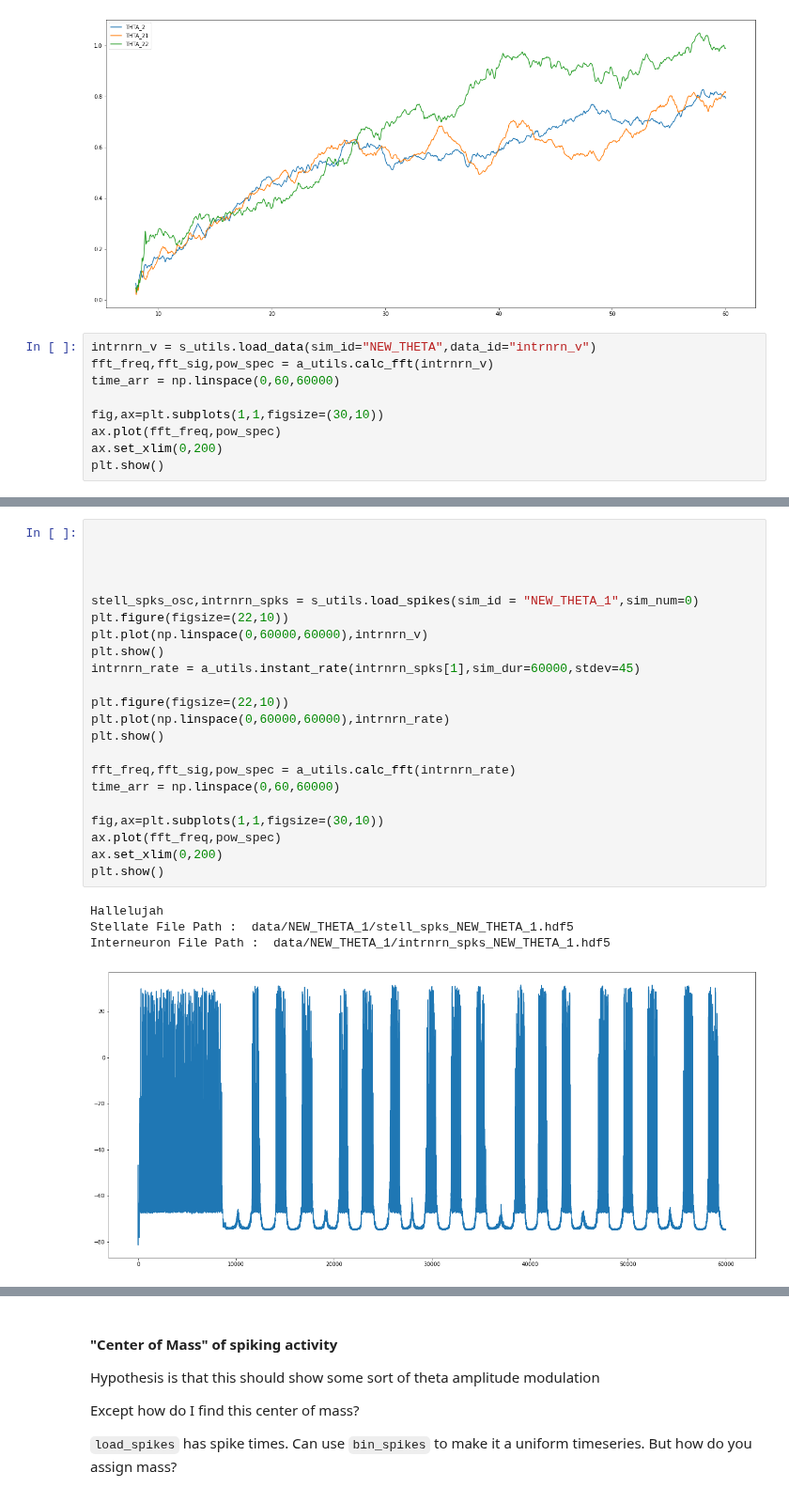
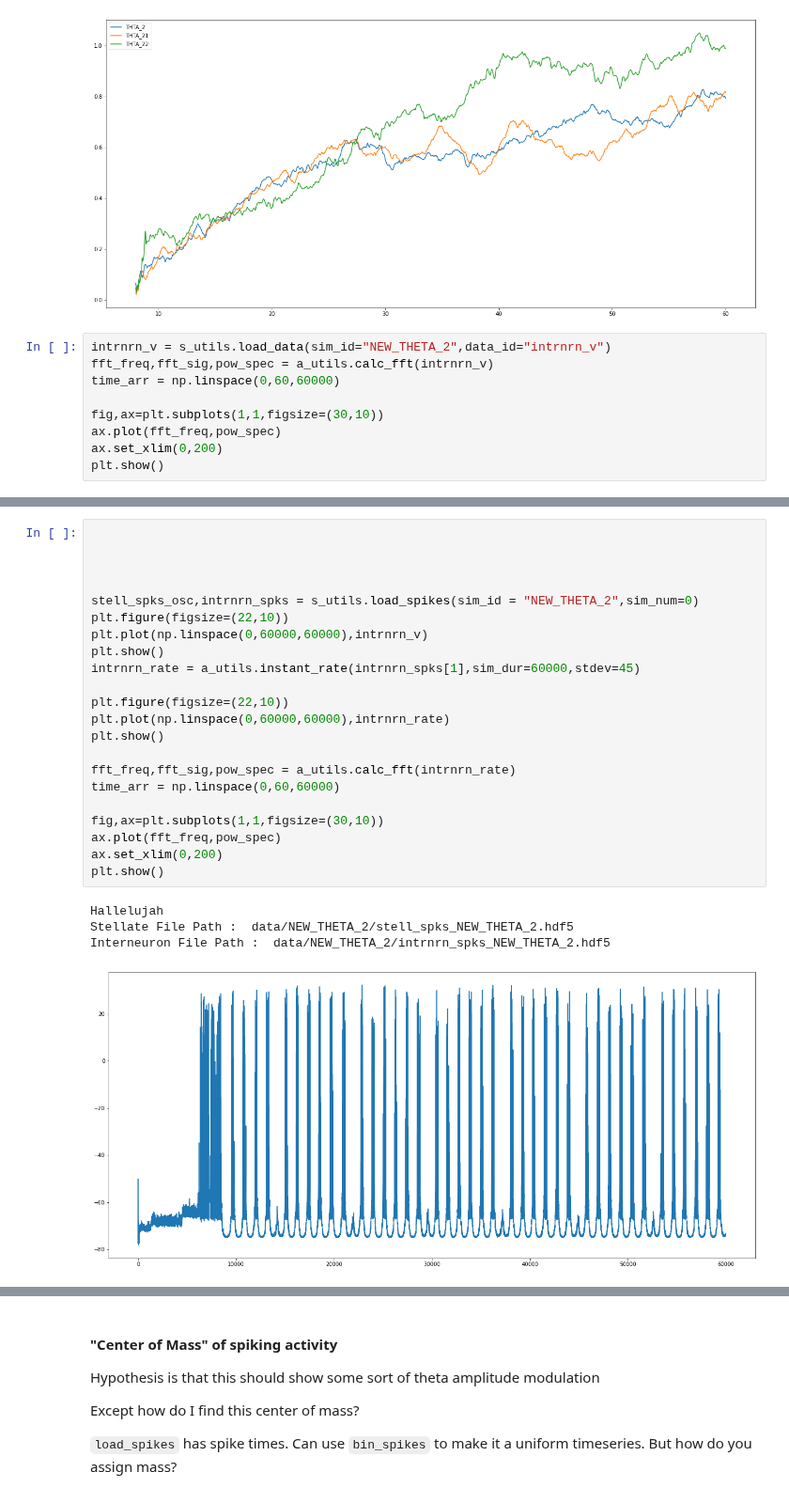
Before and after one commit to tiny-infinity/GridCellsCopy, a Jupyter notebook: analysis/notebooks/theta_analysis/gov_3.ipynb, the cells around one changed output, grey strips where cells are left out. Shown at 94% size. Drawn from its saved outputs; the diff is of its cells as text.

```diff
--- a/analysis/notebooks/theta_analysis/gov_3.ipynb
+++ b/analysis/notebooks/theta_analysis/gov_3.ipynb
@@ -318,7 +318,7 @@ Stellate File Path :  data/THTA_22/stell_spks_THTA_22.hdf5
 Interneuron File Path :  data/THTA_22/intrnrn_spks_THTA_22.hdf5
 [figure]
 # %%
-intrnrn_v = s_utils.load_data(sim_id="NEW_THETA",data_id="intrnrn_v")
+intrnrn_v = s_utils.load_data(sim_id="NEW_THETA_2",data_id="intrnrn_v")
 fft_freq,fft_sig,pow_spec = a_utils.calc_fft(intrnrn_v)
 time_arr = np.linspace(0,60,60000)
 
@@ -331,27 +331,27 @@ plt.show()
 # %%
 
 
 
 
-stell_spks_osc,intrnrn_spks = s_utils.load_spikes(sim_id = "NEW_THETA_1",sim_num=0)
+stell_spks_osc,intrnrn_spks = s_utils.load_spikes(sim_id = "NEW_THETA_2",sim_num=0)
 plt.figure(figsize=(22,10))
 plt.plot(np.linspace(0,60000,60000),intrnrn_v)
 plt.show()
 intrnrn_rate = a_utils.instant_rate(intrnrn_spks[1],sim_dur=60000,stdev=45)
 
 plt.figure(figsize=(22,10))
 plt.plot(np.linspace(0,60000,60000),intrnrn_rate)
 plt.show()
 
 fft_freq,fft_sig,pow_spec = a_utils.calc_fft(intrnrn_rate)
 time_arr = np.linspace(0,60,60000)
 
 fig,ax=plt.subplots(1,1,figsize=(30,10))
 ax.plot(fft_freq,pow_spec)
 ax.set_xlim(0,200)
 plt.show()
 # %% [output]
 Hallelujah
-Stellate File Path :  data/NEW_THETA_1/stell_spks_NEW_THETA_1.hdf5
-Interneuron File Path :  data/NEW_THETA_1/intrnrn_spks_NEW_THETA_1.hdf5
+Stellate File Path :  data/NEW_THETA_2/stell_spks_NEW_THETA_2.hdf5
+Interneuron File Path :  data/NEW_THETA_2/intrnrn_spks_NEW_THETA_2.hdf5
-[figure, old version]
+[figure, new version]
```
Also changed, not shown: parts of 9 cells of this notebook, 1 other file.
